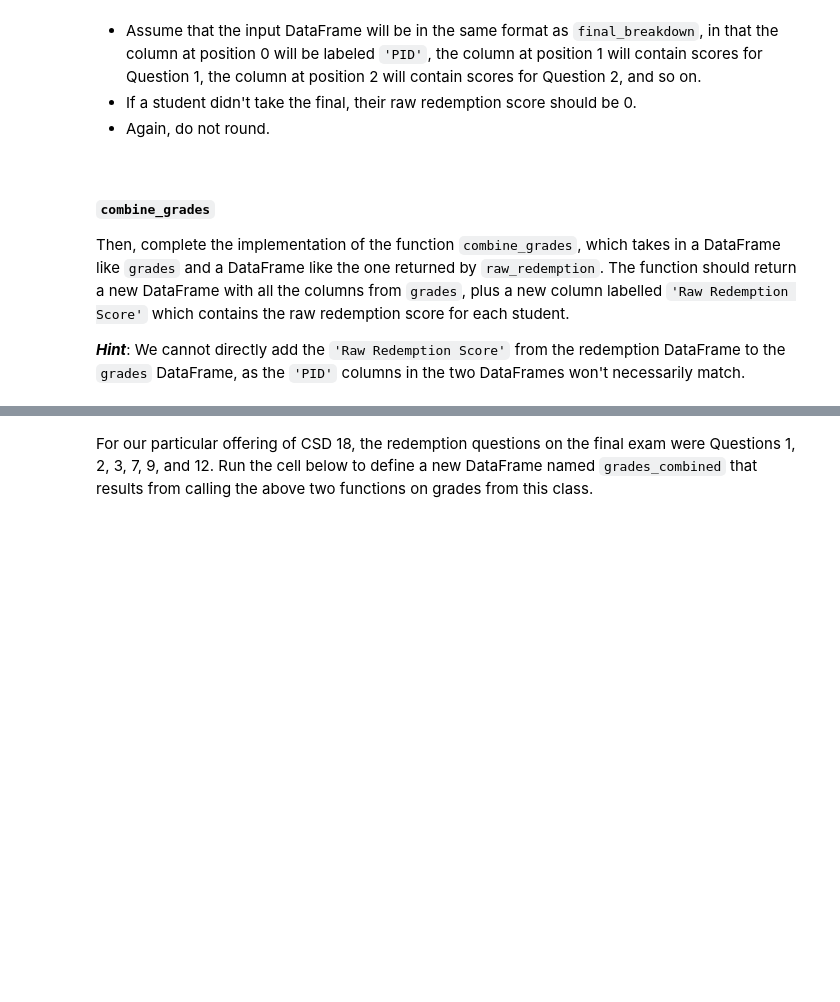
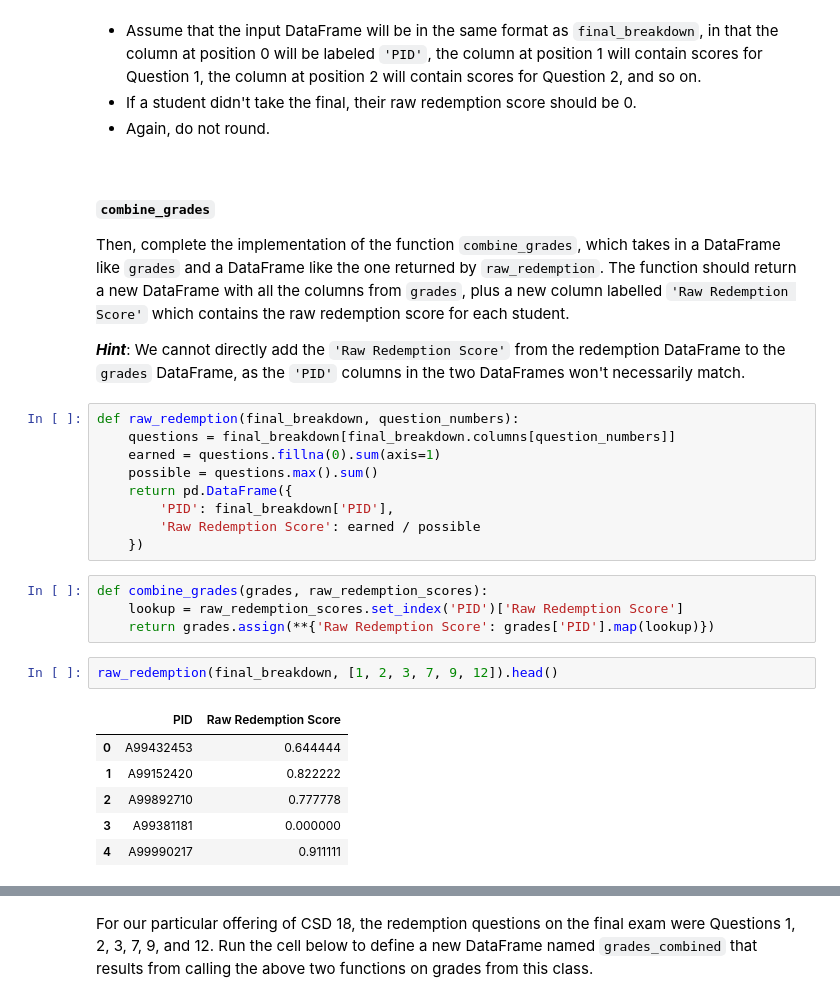
Before and after one commit to khloe-wongg/dsc80-2026-fa, a Jupyter notebook: projects/proj01/project.ipynb, the cells around one changed output, grey strips where cells are left out. Cells and saved outputs as stored; diff of their text form; blank space fills up the shorter version.

```diff
--- a/projects/proj01/project.ipynb
+++ b/projects/proj01/project.ipynb
@@ -713,5 +722,27 @@ For example, suppose `example_breakdown` is as follows:
 Then, complete the implementation of the function `combine_grades`, which takes in a DataFrame like `grades` and a DataFrame like the one returned by `raw_redemption`. The function should return a new DataFrame with all the columns from `grades`, plus a new column labelled `'Raw Redemption Score'` which contains the raw redemption score for each student.
 
 ***Hint***: We cannot directly add the `'Raw Redemption Score'` from the redemption DataFrame to the `grades` DataFrame, as the `'PID'` columns in the two DataFrames won't necessarily match.
+# %%
+def raw_redemption(final_breakdown, question_numbers):
+    questions = final_breakdown[final_breakdown.columns[question_numbers]]
+    earned = questions.fillna(0).sum(axis=1)
+    possible = questions.max().sum()
+    return pd.DataFrame({
+        'PID': final_breakdown['PID'],
+        'Raw Redemption Score': earned / possible
+    })
+# %%
+def combine_grades(grades, raw_redemption_scores):
+    lookup = raw_redemption_scores.set_index('PID')['Raw Redemption Score']
+    return grades.assign(**{'Raw Redemption Score': grades['PID'].map(lookup)})
+# %%
+raw_redemption(final_breakdown, [1, 2, 3, 7, 9, 12]).head()
+# %% [output]
+|  | PID | Raw Redemption Score |
+| 0 | A99432453 | 0.644444 |
+| 1 | A99152420 | 0.822222 |
+| 2 | A99892710 | 0.777778 |
+| 3 | A99381181 | 0.000000 |
+| 4 | A99990217 | 0.911111 |
 # %%
 grader.check("q8")
```
Also changed, not shown: parts of 25 cells of this notebook, 2 other files.
